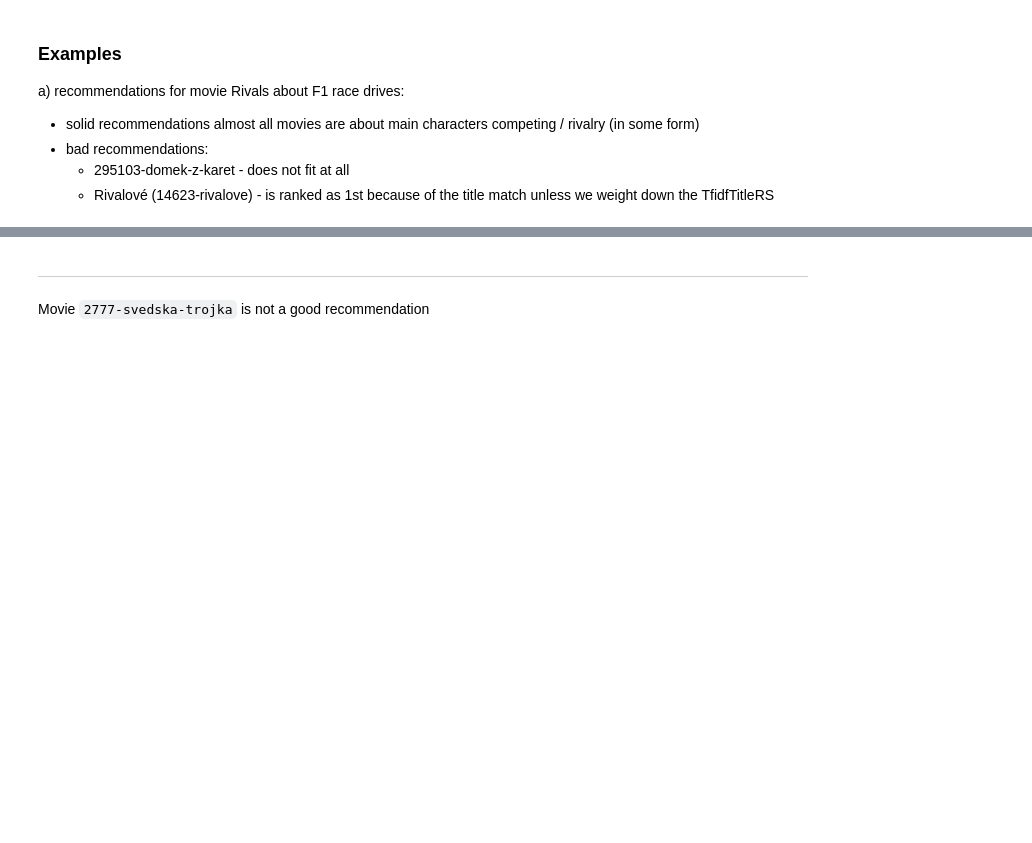
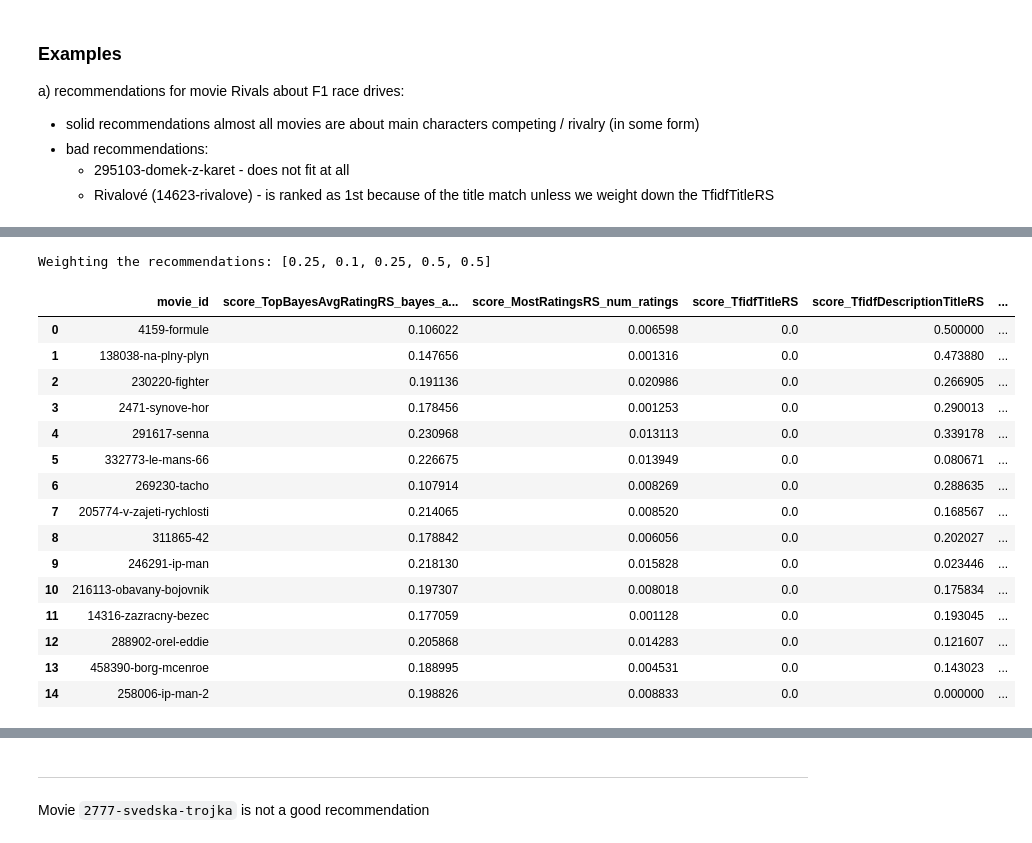
Before and after one commit to prompteus/csfd-movie-recommender, a Jupyter notebook: src/recommend/notebooks/cb_recsystems.ipynb, the cells around one changed output, grey strips where cells are left out. Saved outputs shown, nothing was run; the diff lists cells and outputs as text; code cells hidden in the pictures; blank space fills up the shorter version.

```diff
--- a/src/recommend/notebooks/cb_recsystems.ipynb
+++ b/src/recommend/notebooks/cb_recsystems.ipynb
@@ -1206,2 +1432,26 @@ ensemble.recommend(sport_movies, n=15, rs_weights=[0.25, 0.1, 0.25, 0.5], return
+# %%
+rivals = '301401-rivalove'
+
+sport_movies = [rivals]
+
+ensemble.recommend(sport_movies, n=15, rs_weights=[0.25, 0.1, 0.25, 0.5, 0.5], return_full_info=True)
+# %% [output]
+Weighting the recommendations: [0.25, 0.1, 0.25, 0.5, 0.5]
+|  | movie_id | score_TopBayesAvgRatingRS_bayes_a... | score_MostRatingsRS_num_ratings | score_TfidfTitleRS | score_TfidfDescriptionTitleRS | ... |
+| 0 | 4159-formule | 0.106022 | 0.006598 | 0.0 | 0.500000 | ... |
+| 1 | 138038-na-plny-plyn | 0.147656 | 0.001316 | 0.0 | 0.473880 | ... |
+| 2 | 230220-fighter | 0.191136 | 0.020986 | 0.0 | 0.266905 | ... |
+| 3 | 2471-synove-hor | 0.178456 | 0.001253 | 0.0 | 0.290013 | ... |
+| 4 | 291617-senna | 0.230968 | 0.013113 | 0.0 | 0.339178 | ... |
+| 5 | 332773-le-mans-66 | 0.226675 | 0.013949 | 0.0 | 0.080671 | ... |
+| 6 | 269230-tacho | 0.107914 | 0.008269 | 0.0 | 0.288635 | ... |
+| 7 | 205774-v-zajeti-rychlosti | 0.214065 | 0.008520 | 0.0 | 0.168567 | ... |
+| 8 | 311865-42 | 0.178842 | 0.006056 | 0.0 | 0.202027 | ... |
+| 9 | 246291-ip-man | 0.218130 | 0.015828 | 0.0 | 0.023446 | ... |
+| 10 | 216113-obavany-bojovnik | 0.197307 | 0.008018 | 0.0 | 0.175834 | ... |
+| 11 | 14316-zazracny-bezec | 0.177059 | 0.001128 | 0.0 | 0.193045 | ... |
+| 12 | 288902-orel-eddie | 0.205868 | 0.014283 | 0.0 | 0.121607 | ... |
+| 13 | 458390-borg-mcenroe | 0.188995 | 0.004531 | 0.0 | 0.143023 | ... |
+| 14 | 258006-ip-man-2 | 0.198826 | 0.008833 | 0.0 | 0.000000 | ... |
 # %%
 display(movie_db[movie_db.title == 'Mlčení jehňátek'])
```
Also changed, not shown: parts of 56 cells of this notebook.
